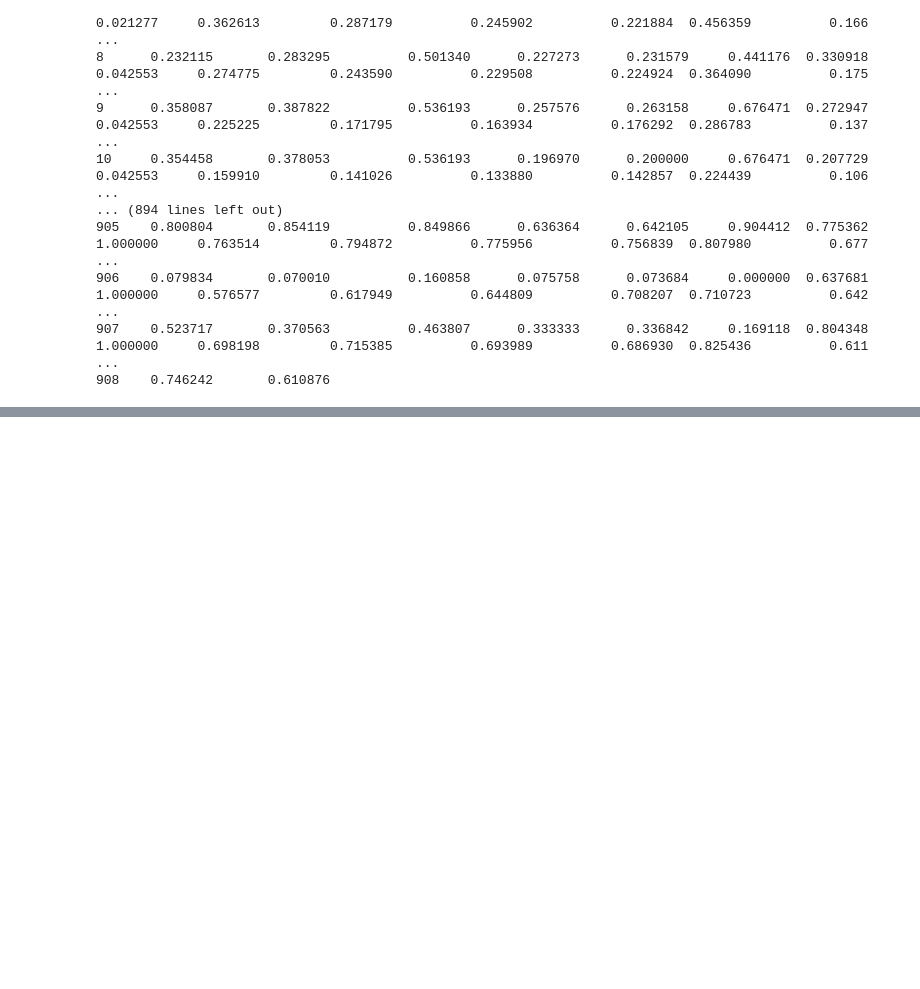
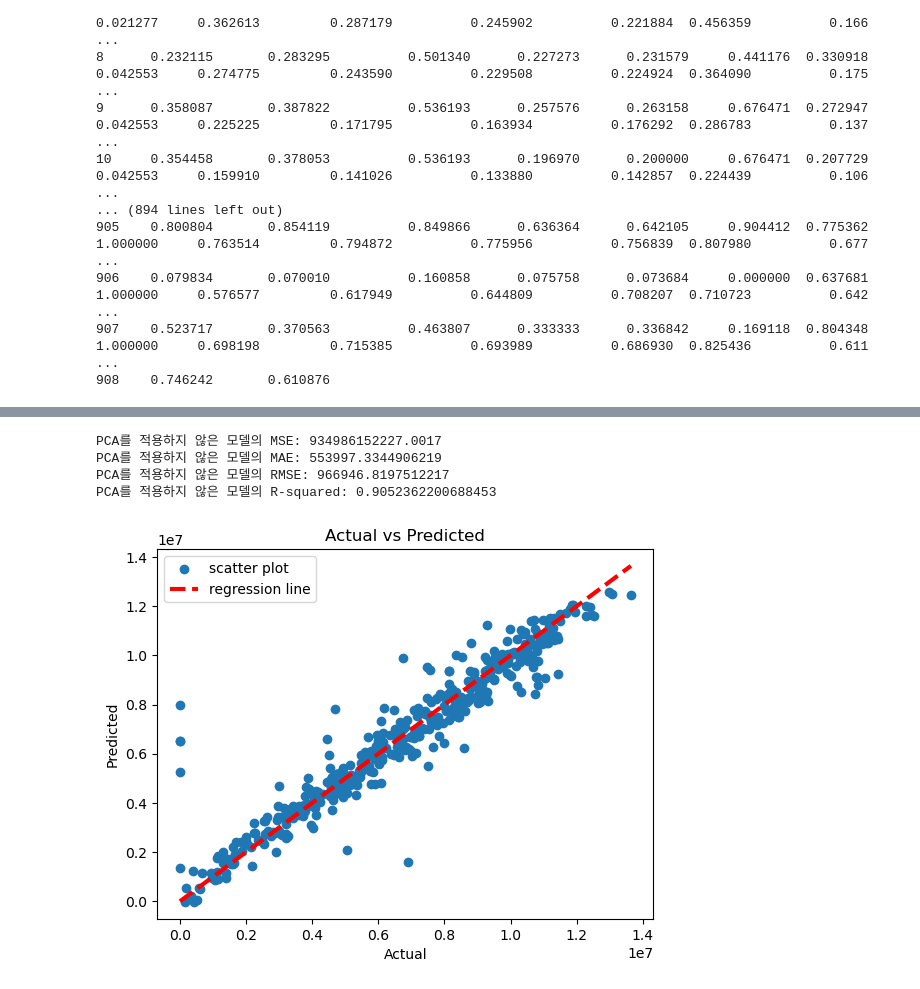
Before and after one commit to alwayshs/DSTP, a Jupyter notebook: Code.ipynb, the cells around one changed output, grey strips where cells are left out. Drawn from its saved outputs; the diff is of its cells as text; code cells hidden in the pictures; blank space fills up the shorter version.

```diff
--- a/Code.ipynb
+++ b/Code.ipynb
@@ -675,0 +511,51 @@ print(comparison_df)
+# %%
+# PCA 적용하지 않은 regression model
+
+# 종속 변수와 독립 변수 분리
+X = train_data_scaled.drop(columns=['일일발전량(Wh)'])
+y = train_data['일일발전량(Wh)']
+
+# train과 test로 데이터 나누기
+X_train, X_test, y_train, y_test = train_test_split(X, y, test_size=0.2, random_state=42)
+
+# 선형 회귀 모델 생성 및 학습
+model = LinearRegression()
+model.fit(X_train, y_train)
+
+# 테스트 데이터로 예측
+y_pred = model.predict(X_test)
+
+# 모델 평가
+# MSE 계산
+mse = mean_squared_error(y_test, y_pred)
+print("PCA를 적용하지 않은 모델의 MSE:", mse)
+
+# MAE 계산
+mae = mean_absolute_error(y_test, y_pred)
+print("PCA를 적용하지 않은 모델의 MAE:", mae)
+
+# RMSE 계산
+rmse = np.sqrt(mean_squared_error(y_test, y_pred))
+print("PCA를 적용하지 않은 모델의 RMSE:", rmse)
+
+# R-squared 계산
+r_squared = r2_score(y_test, y_pred)
+print("PCA를 적용하지 않은 모델의 R-squared:", r_squared)
+# %% [output]
+PCA를 적용하지 않은 모델의 MSE: 934986152227.0017
+PCA를 적용하지 않은 모델의 MAE: 553997.3344906219
+PCA를 적용하지 않은 모델의 RMSE: 966946.8197512217
+PCA를 적용하지 않은 모델의 R-squared: 0.9052362200688453
+# %%
+# accuracy 시각화
+
+# 산점도 및 회귀 직선 시각화
+plt.scatter(y_test, y_pred)
+plt.plot([y_test.min(), y_test.max()], [y_test.min(), y_test.max()], 'r--', lw=3)
+plt.xlabel('Actual')
+plt.ylabel('Predicted')
+plt.title('Actual vs Predicted')
+plt.legend(['scatter plot', 'regression line'])
+plt.show()
+# %% [output]
+[figure, added]
```
Also changed, not shown: parts of 18 cells of this notebook.
